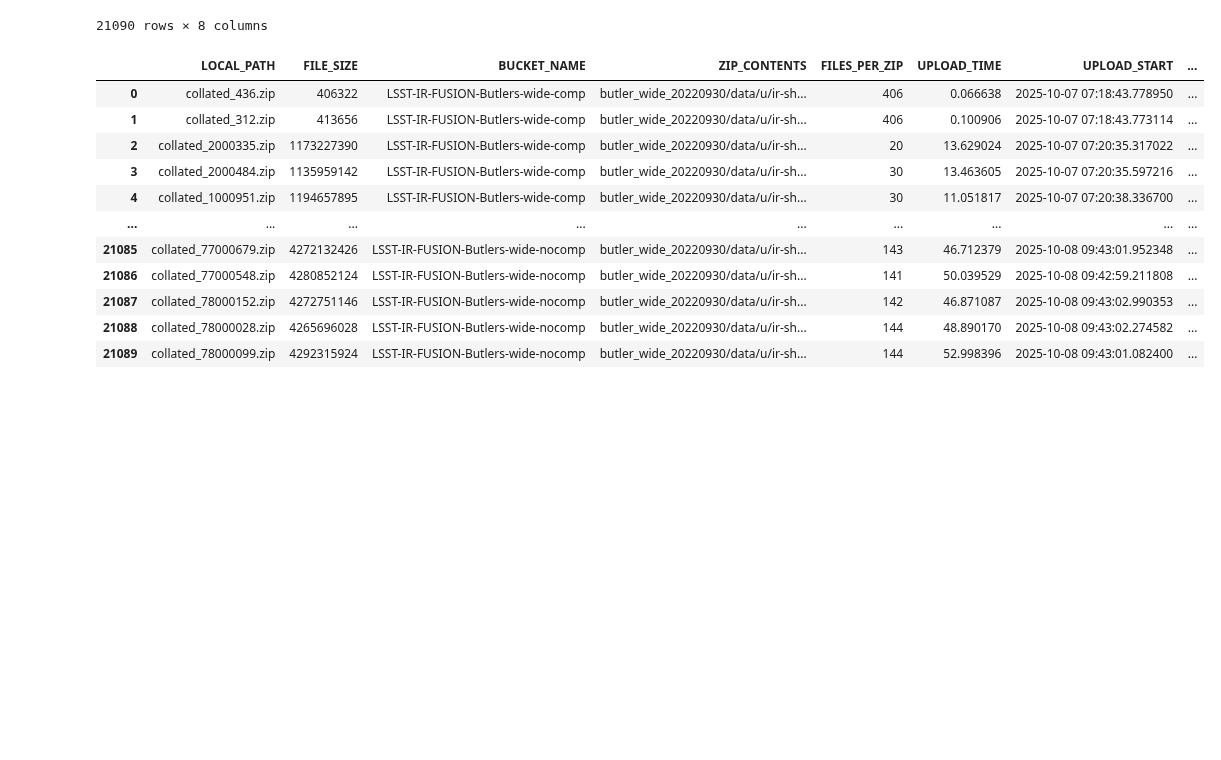
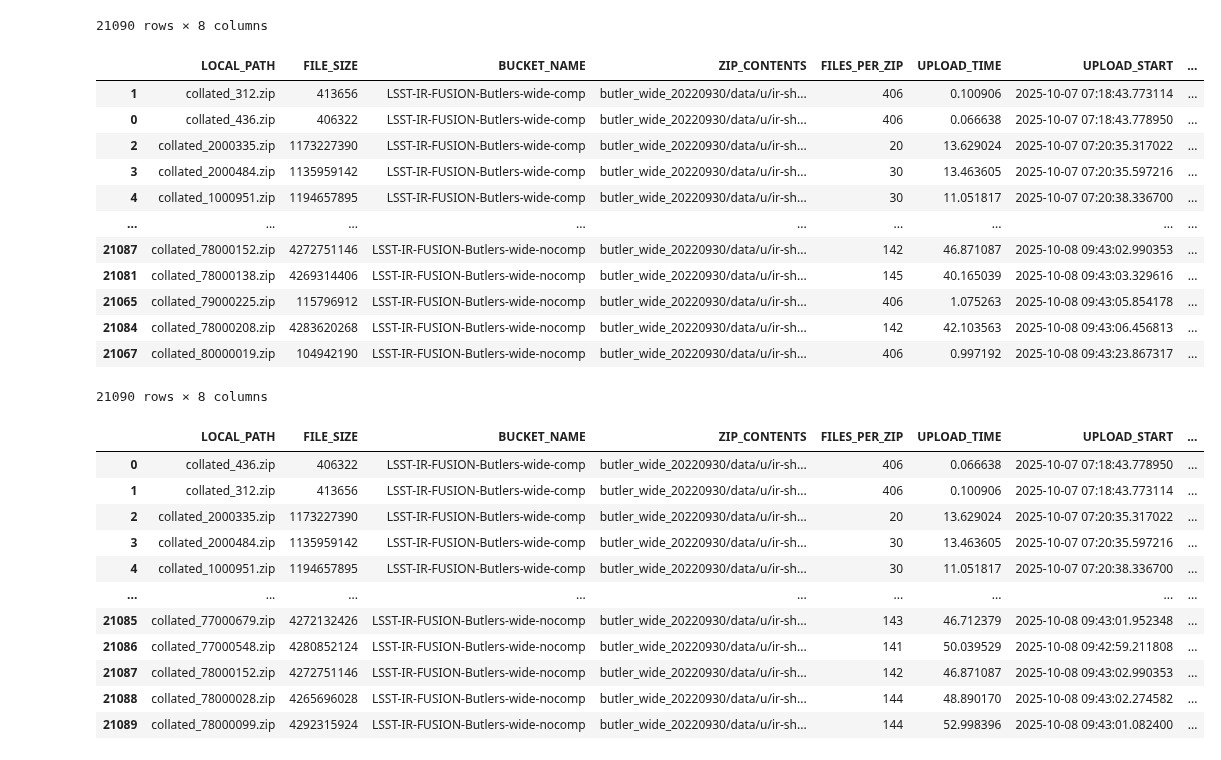
Before and after one commit to lsst-uk/csd3-echo-somerville, a Jupyter notebook: csd3-side/notebooks/transfer_speeds_from_log.ipynb, the cells around one changed output. Cells and saved outputs as stored; diff of their text form; code cells hidden in the pictures; blank space fills up the shorter version.

```diff
--- a/csd3-side/notebooks/transfer_speeds_from_log.ipynb
+++ b/csd3-side/notebooks/transfer_speeds_from_log.ipynb
@@ -34,6 +34,22 @@ df
 | 21088 | collated_78000028.zip | 4265696028 | LSST-IR-FUSION-Butlers-wide-nocomp | butler_wide_20220930/data/u/ir-sh... | 144 | 48.890170 | 2025-10-08 09:43:02.274582 | ... |
 | 21089 | collated_78000099.zip | 4292315924 | LSST-IR-FUSION-Butlers-wide-nocomp | butler_wide_20220930/data/u/ir-sh... | 144 | 52.998396 | 2025-10-08 09:43:01.082400 | ... |
 21090 rows × 8 columns
+# %%
+df.sort_values(by='UPLOAD_START')
+# %% [output]
+|  | LOCAL_PATH | FILE_SIZE | BUCKET_NAME | ZIP_CONTENTS | FILES_PER_ZIP | UPLOAD_TIME | UPLOAD_START | ... |
+| 1 | collated_312.zip | 413656 | LSST-IR-FUSION-Butlers-wide-comp | butler_wide_20220930/data/u/ir-sh... | 406 | 0.100906 | 2025-10-07 07:18:43.773114 | ... |
+| 0 | collated_436.zip | 406322 | LSST-IR-FUSION-Butlers-wide-comp | butler_wide_20220930/data/u/ir-sh... | 406 | 0.066638 | 2025-10-07 07:18:43.778950 | ... |
+| 2 | collated_2000335.zip | 1173227390 | LSST-IR-FUSION-Butlers-wide-comp | butler_wide_20220930/data/u/ir-sh... | 20 | 13.629024 | 2025-10-07 07:20:35.317022 | ... |
+| 3 | collated_2000484.zip | 1135959142 | LSST-IR-FUSION-Butlers-wide-comp | butler_wide_20220930/data/u/ir-sh... | 30 | 13.463605 | 2025-10-07 07:20:35.597216 | ... |
+| 4 | collated_1000951.zip | 1194657895 | LSST-IR-FUSION-Butlers-wide-comp | butler_wide_20220930/data/u/ir-sh... | 30 | 11.051817 | 2025-10-07 07:20:38.336700 | ... |
+| ... | ... | ... | ... | ... | ... | ... | ... | ... |
+| 21087 | collated_78000152.zip | 4272751146 | LSST-IR-FUSION-Butlers-wide-nocomp | butler_wide_20220930/data/u/ir-sh... | 142 | 46.871087 | 2025-10-08 09:43:02.990353 | ... |
+| 21081 | collated_78000138.zip | 4269314406 | LSST-IR-FUSION-Butlers-wide-nocomp | butler_wide_20220930/data/u/ir-sh... | 145 | 40.165039 | 2025-10-08 09:43:03.329616 | ... |
+| 21065 | collated_79000225.zip | 115796912 | LSST-IR-FUSION-Butlers-wide-nocomp | butler_wide_20220930/data/u/ir-sh... | 406 | 1.075263 | 2025-10-08 09:43:05.854178 | ... |
+| 21084 | collated_78000208.zip | 4283620268 | LSST-IR-FUSION-Butlers-wide-nocomp | butler_wide_20220930/data/u/ir-sh... | 142 | 42.103563 | 2025-10-08 09:43:06.456813 | ... |
+| 21067 | collated_80000019.zip | 104942190 | LSST-IR-FUSION-Butlers-wide-nocomp | butler_wide_20220930/data/u/ir-sh... | 406 | 0.997192 | 2025-10-08 09:43:23.867317 | ... |
+21090 rows × 8 columns
 # %%
 df['FILES_PER_ZIP'] = df['FILES_PER_ZIP'].fillna(0).astype(int)
 df
```
Also changed, not shown: parts of 4 cells of this notebook, 1 other file.
